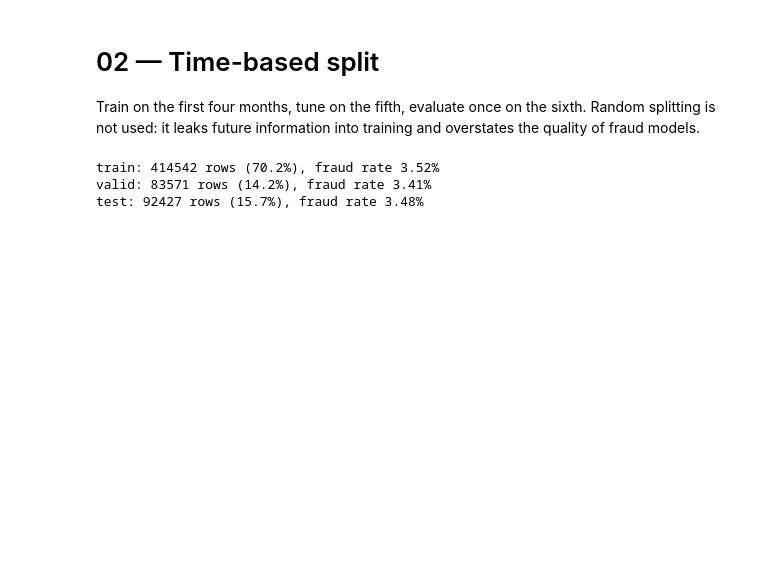
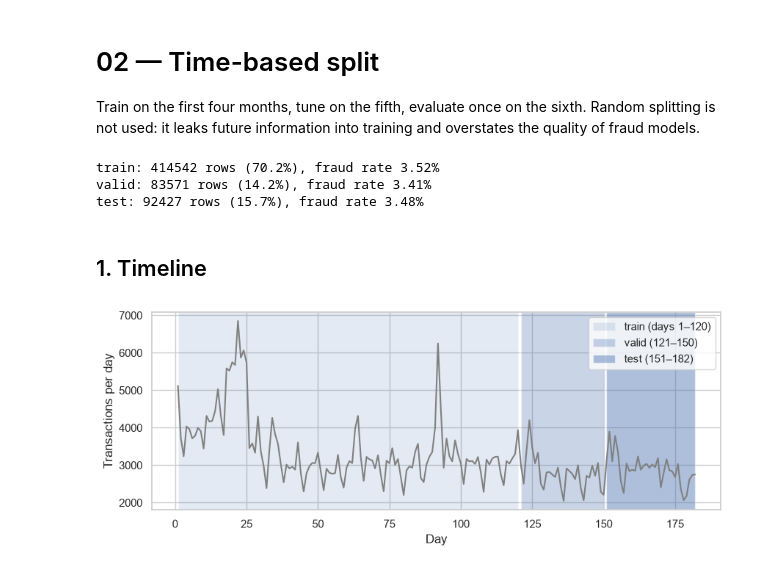
Before and after one commit to KrisTinaShch/fraud-risk-scoring, a Jupyter notebook: notebooks/02_time_split.ipynb, the cells around one changed output. Drawn from its saved outputs; the diff is of its cells as text; code cells hidden in the pictures; blank space fills up the shorter version.

Commit message:
Add timeline figure and random-vs-time split experiment

```diff
--- a/notebooks/02_time_split.ipynb
+++ b/notebooks/02_time_split.ipynb
@@ -21,3 +23,20 @@ for name, part in [('train', train), ('valid', valid), ('test', test)]:
 train: 414542 rows (70.2%), fraud rate 3.52%
 valid: 83571 rows (14.2%), fraud rate 3.41%
 test: 92427 rows (15.7%), fraud rate 3.48%
+# %% [markdown]
+## 1. Timeline
+# %%
+SECONDS_PER_DAY = 24 * 60 * 60
+daily = df.groupby(df["TransactionDT"] // SECONDS_PER_DAY).size()
+
+fig, ax = plt.subplots(figsize=(10, 3.5))
+ax.plot(daily.index, daily.values, color="gray")
+ax.axvspan(1, 120, alpha=0.15, label="train (days 1–120)")
+ax.axvspan(121, 150, alpha=0.3, label="valid (121–150)")
+ax.axvspan(151, 182, alpha=0.45, label="test (151–182)")
+ax.set_xlabel("Day")
+ax.set_ylabel("Transactions per day")
+ax.legend(loc="upper right")
+plt.show()
+# %% [output]
+[figure, added]
```
Also changed, not shown: parts of 5 cells of this notebook.
